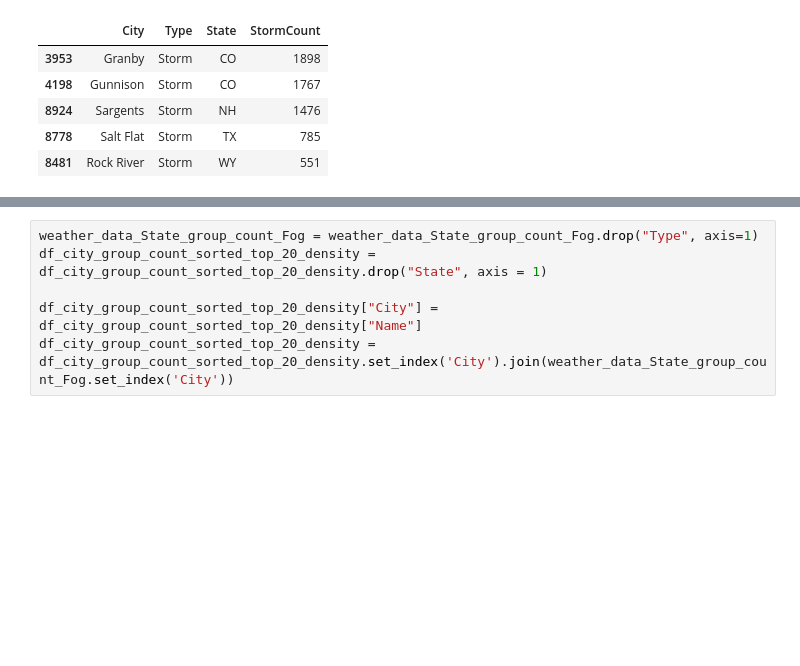
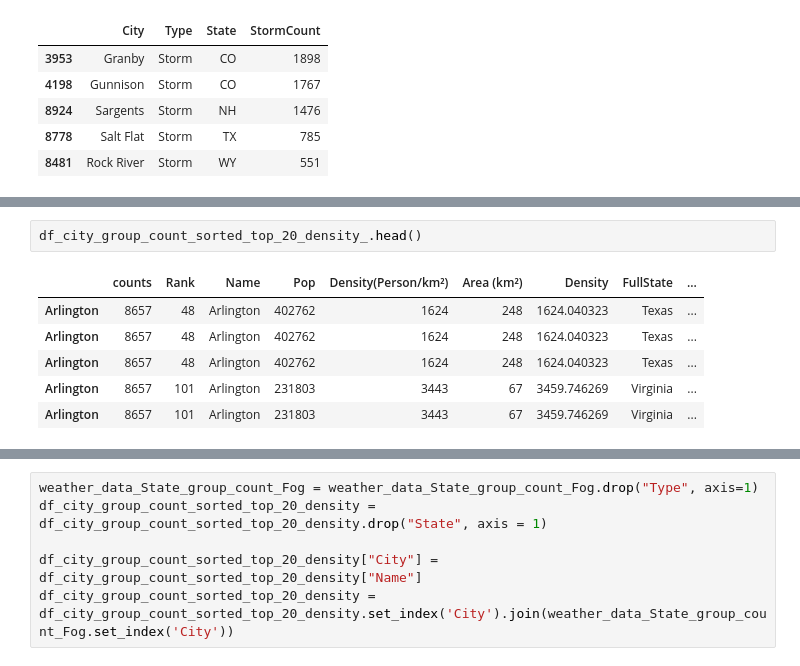
Before and after one commit to 7Amin/RoadConstructionPrediction, a Jupyter notebook: application/dataAnalysis/City-wise Construction Distribution.ipynb, the cells around one changed output, grey strips where cells are left out. Saved outputs shown, nothing was run; the diff lists cells and outputs as text; blank space fills up the shorter version.

```diff
--- a/application/dataAnalysis/City-wise Construction Distribution.ipynb
+++ b/application/dataAnalysis/City-wise Construction Distribution.ipynb
@@ -908,2 +967,11 @@ KeyError: "['State'] not found in axis"
+# %%
+df_city_group_count_sorted_top_20_density_.head()
+# %% [output]
+|  | counts | Rank | Name | Pop | Density(Person/km²) | Area (km²) | Density | FullState | ... |
+| Arlington | 8657 | 48 | Arlington | 402762 | 1624 | 248 | 1624.040323 | Texas | ... |
+| Arlington | 8657 | 48 | Arlington | 402762 | 1624 | 248 | 1624.040323 | Texas | ... |
+| Arlington | 8657 | 48 | Arlington | 402762 | 1624 | 248 | 1624.040323 | Texas | ... |
+| Arlington | 8657 | 101 | Arlington | 231803 | 3443 | 67 | 3459.746269 | Virginia | ... |
+| Arlington | 8657 | 101 | Arlington | 231803 | 3443 | 67 | 3459.746269 | Virginia | ... |
 # %%
 df_city_group_count_sorted_top_20_density.head()
```
Also changed, not shown: parts of 21 cells of this notebook, 2 other files.
